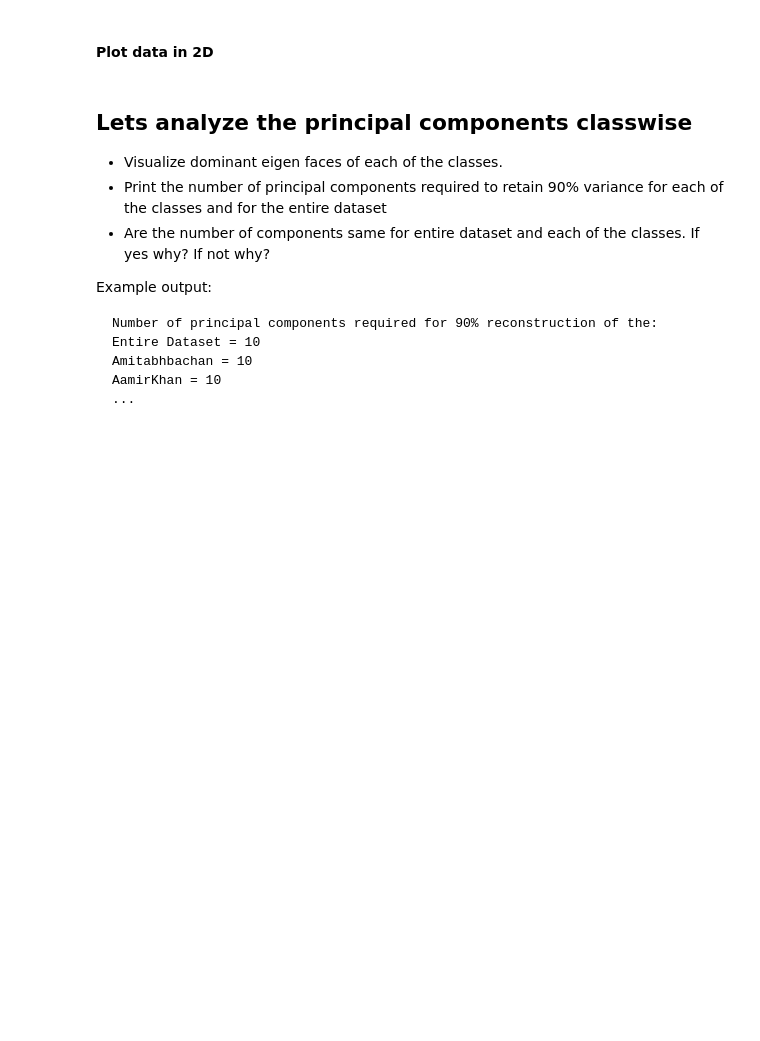
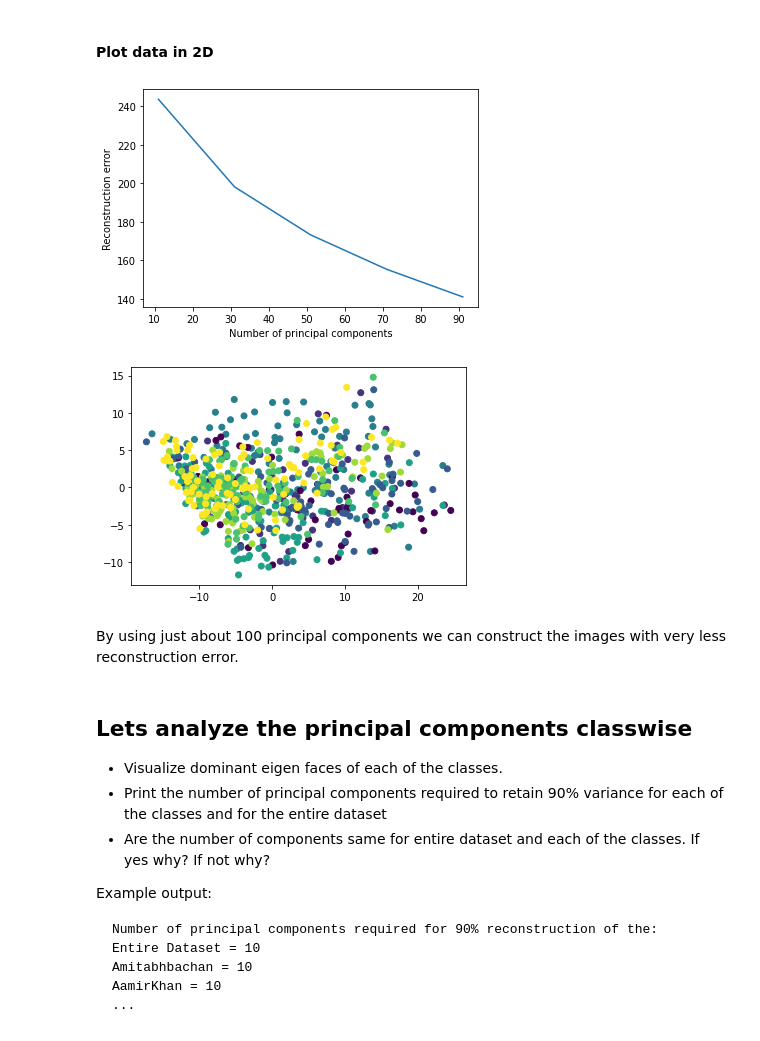
Before and after one commit to gautamxyz/SMAI-Assignment-2, a Jupyter notebook: RollNumber_Q2.ipynb, the cells around one changed output. Cells and saved outputs as stored; diff of their text form; code cells hidden in the pictures; blank space fills up the shorter version.

```diff
--- a/RollNumber_Q2.ipynb
+++ b/RollNumber_Q2.ipynb
@@ -221,7 +219,31 @@ Clipping input data to the valid range for imshow with RGB data ([0..1] for floa
 # %% [markdown]
 #### Plot data in 2D
 # %%
-# plot data in 2D
+def frobenius_norm(X):
+    return np.linalg.norm(X,ord='fro')
+
+def reconstruction_error(X,eig_vecs):
+    return frobenius_norm(X-reconstruct(X,eig_vecs))
+
+error=[]
+components=[]
+for i in range(11,101,20):
+    error.append(reconstruction_error(X,eigenvectors[:,0:i]))
+    components.append(i)
+plt.xlabel('Number of principal components')
+plt.ylabel('Reconstruction error')
+plt.plot(components,error)
+plt.show()
+
+plt.scatter(np.dot(X,eigenvectors[:,0]),np.dot(X,eigenvectors[:,1]),c=y)
+
+
+plt.show()
+# %% [output]
+[figure, added]
+[figure, added]
+# %% [markdown]
+By using just about 100 principal components we can construct the images with very less reconstruction error.
 # %% [markdown]
 ## Lets analyze the principal components classwise
 - Visualize dominant eigen faces of each of the classes.
```
Also changed, not shown: parts of 11 cells of this notebook, 3 other files.
